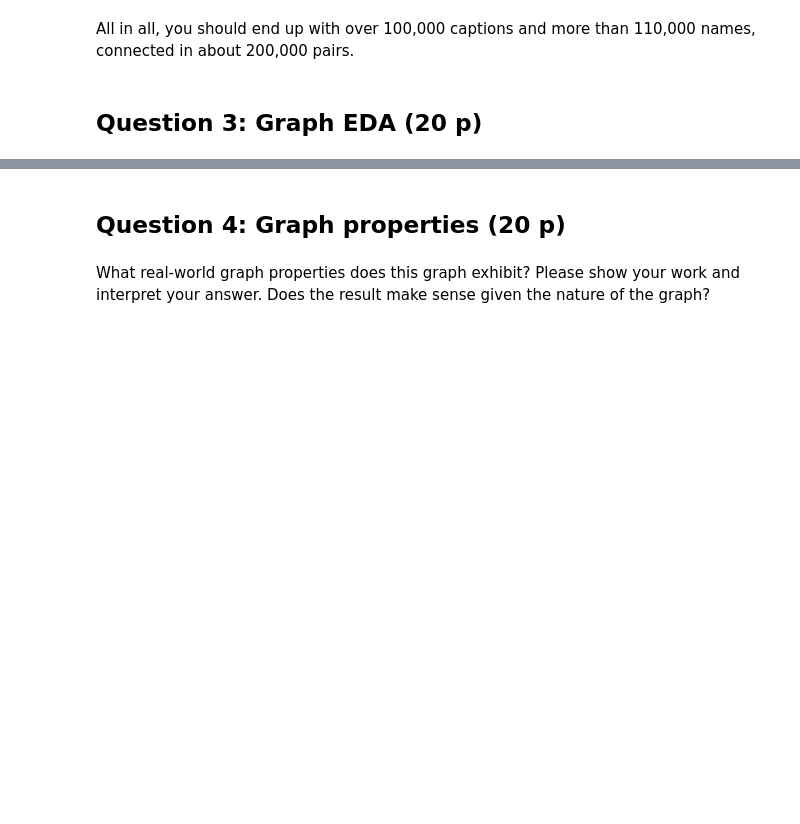
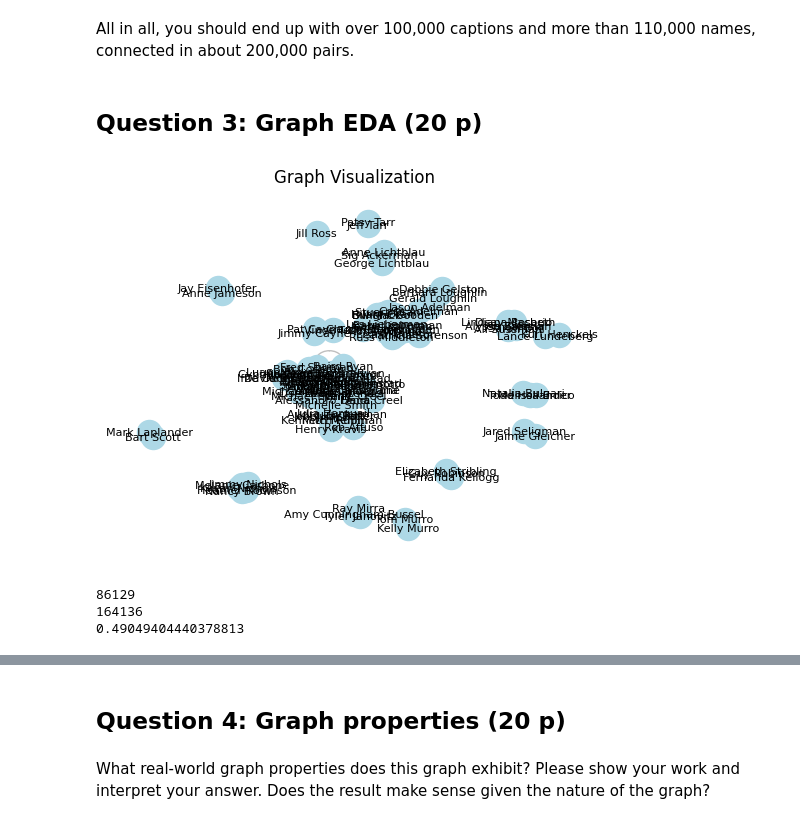
Before and after one commit to PattenIan/ADM-miniproject-1, a Jupyter notebook: mini project 1-graph.ipynb, the cells around one changed output, grey strips where cells are left out. Saved outputs shown, nothing was run; the diff lists cells and outputs as text; code cells hidden in the pictures; blank space fills up the shorter version.

Commit message:
graph

```diff
--- a/mini project 1-graph.ipynb
+++ b/mini project 1-graph.ipynb
@@ -264,0 +485,47 @@ All in all, you should end up with over 100,000 captions and more than 110,000 n
+# %%
+import matplotlib.pyplot as plt
+def visualize_graph(G):
+    """
+    Visualizes the graph using a spring layout.
+    For large graphs, it visualizes a subgraph of up to 100 nodes.
+    """
+    # Visualize a subgraph if the graph is too large
+    subgraph = G
+    if G.number_of_nodes() > 100:
+        # Largest connected component
+        largest_cc = max(nx.connected_components(G), key=len)
+        subgraph = G.subgraph(largest_cc)
+        # Limit to 100 nodes
+        if subgraph.number_of_nodes() > 100:
+            subgraph = subgraph.subgraph(list(subgraph.nodes())[:100])
+
+    pos = nx.spring_layout(subgraph)
+
+    # Draw nodes and edges
+    nx.draw_networkx_nodes(subgraph, pos, node_size=300, node_color='lightblue')
+    nx.draw_networkx_edges(subgraph, pos, width=1.0, alpha=0.5, edge_color='gray')
+    nx.draw_networkx_labels(subgraph, pos, font_size=8)
+
+    # Add edge weights as labels
+    edge_labels = {(u, v): d['weight'] for u, v, d in subgraph.edges(data=True)}
+    nx.draw_networkx_edge_labels(subgraph, pos, edge_labels=edge_labels, font_size=6)
+
+    plt.title("Graph Visualization")
+    plt.axis('off')
+    plt.show()
+# %%
+visualize_graph(G)
+# %% [output]
+[figure, added]
+# %%
+num_nodes = G.number_of_nodes()
+num_edges = G.number_of_edges()
+avg_clustering_coeff = nx.average_clustering(G)
+
+print(num_nodes)
+print(num_edges)
+print(avg_clustering_coeff)
+# %% [output]
+86129
+164136
+0.49049404440378813
```
Also changed, not shown: parts of 10 cells of this notebook, 2 other files.
